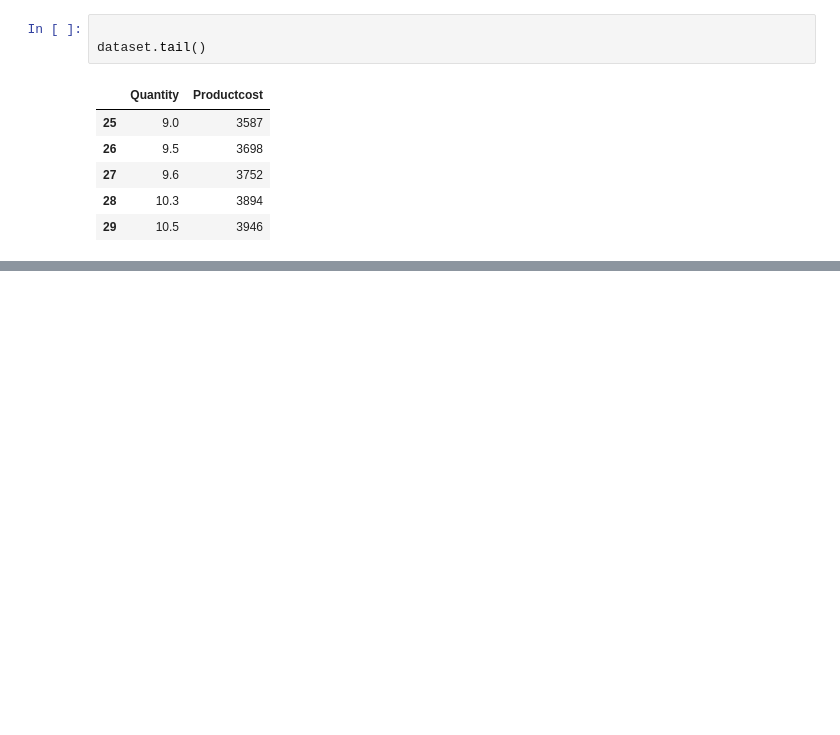
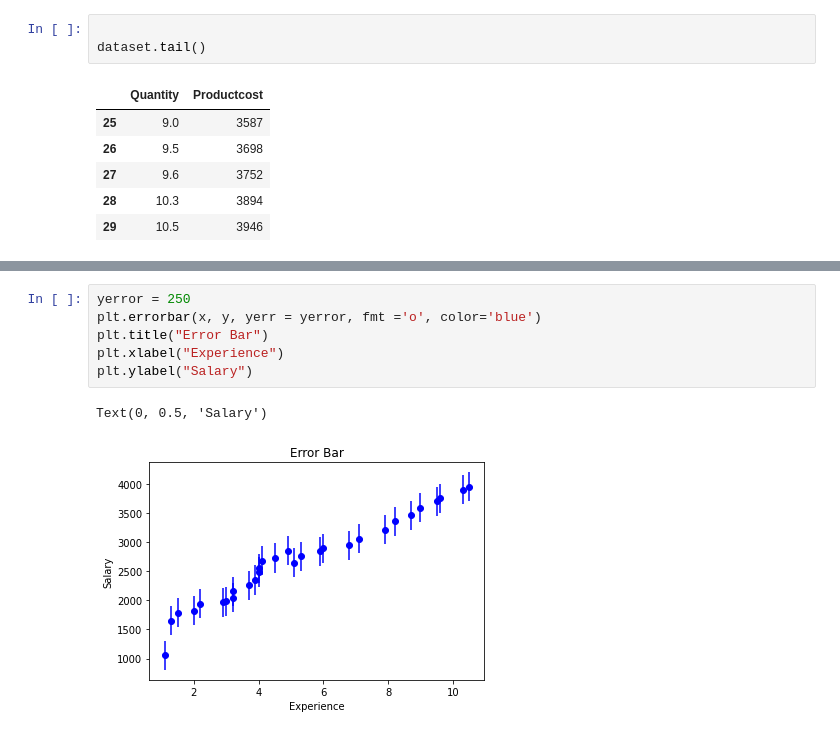
Before and after one commit to MdImran2021/Big-data-lab, a Jupyter notebook: Classifier.ipynb, the cells around one changed output, grey strips where cells are left out. Saved outputs shown, nothing was run; the diff lists cells and outputs as text; blank space fills up the shorter version.

```diff
--- a/Classifier.ipynb
+++ b/Classifier.ipynb
@@ -130,0 +134,9 @@ dataset.tail()
+# %%
+yerror = 250
+plt.errorbar(x, y, yerr = yerror, fmt ='o', color='blue')
+plt.title("Error Bar")
+plt.xlabel("Experience")
+plt.ylabel("Salary")
+# %% [output]
+Text(0, 0.5, 'Salary')
+[figure, added]
```
Also changed, not shown: parts of 4 cells of this notebook.
